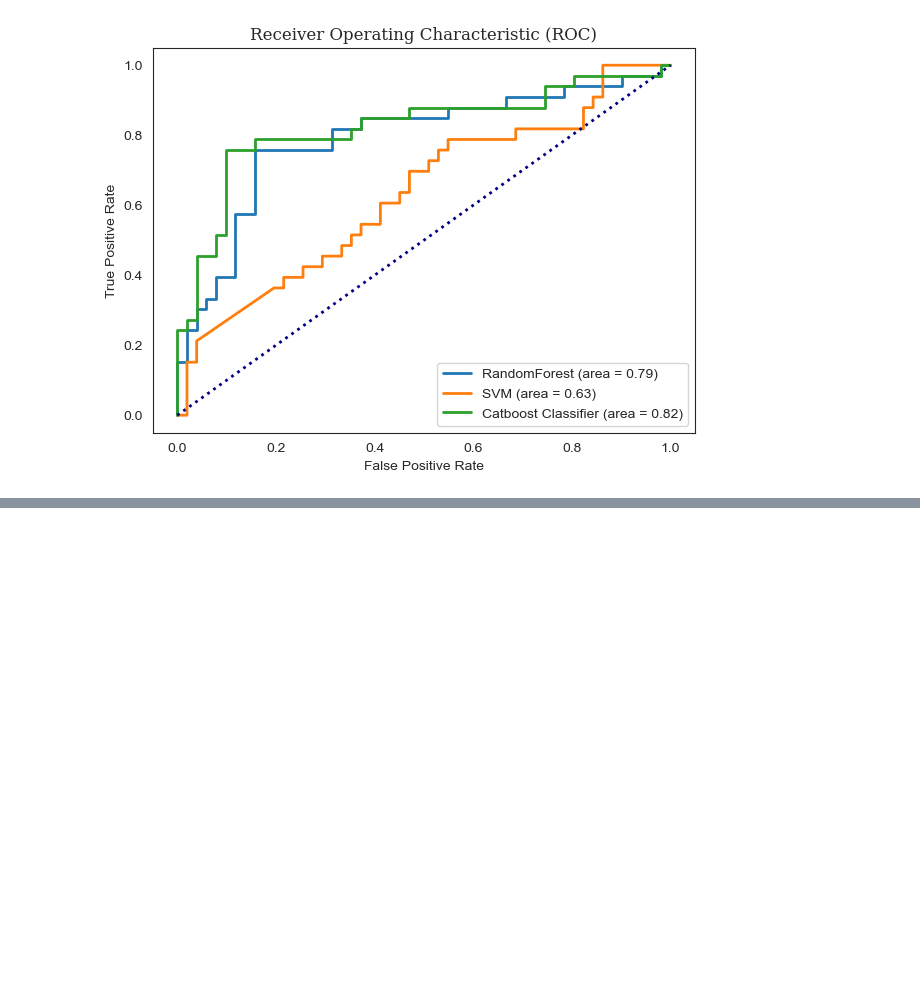
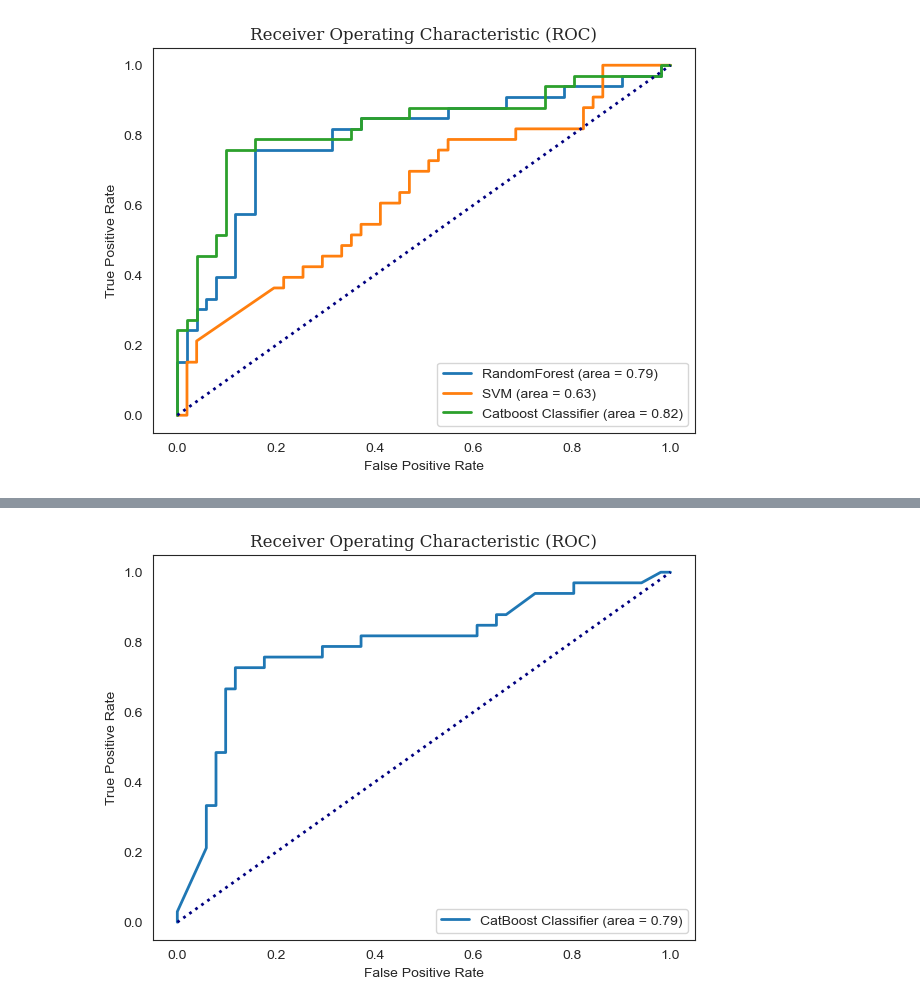
Before and after one commit to Tommylee1013/IndustrialMathematics, a Jupyter notebook: Projects/Modeling.ipynb, the cells around one changed output, grey strips where cells are left out. Cells and saved outputs as stored; diff of their text form; code cells hidden in the pictures; blank space fills up the shorter version.

```diff
--- a/Projects/Modeling.ipynb
+++ b/Projects/Modeling.ipynb
@@ -346,0 +417,6 @@ plt.show()
+# %%
+cat_cali = CalibratedClassifierCV(estimator = cat, method = 'isotonic')
+cat_cali.fit(X_train, y_train)
+cat_cali_y_pred = cat_cali.predict(X_test)
+cat_cali_report = classification_report(y_test, cat_cali_y_pred, target_names = ['no renewal',' renewal'])
+print(cat_cali_report)
@@ -346,0 +432,16 @@ plt.show()
+# %%
+cat_cali_y_probs = cat_cali.predict_proba(X_test)[:, 1]
+cat_cali_fpr, cat_cali_tpr, thresholds = roc_curve(y_test, cat_cali_y_probs)
+cat_cali_roc_auc = auc(cat_cali_fpr, cat_cali_tpr)
+
+plt.figure(figsize = (7, 5))
+plt.plot(cat_cali_fpr, cat_cali_tpr, lw = 2, label = 'CatBoost Classifier (area = %0.2f)' % cat_cali_roc_auc)
+plt.plot([0, 1], [0, 1], color = 'navy', lw = 2, linestyle = ':')
+plt.grid(False)
+plt.xlabel('False Positive Rate')
+plt.ylabel('True Positive Rate')
+plt.title('Receiver Operating Characteristic (ROC)', fontsize = 12, fontfamily = 'Serif')
+plt.legend(loc = "lower right")
+plt.show()
+# %% [output]
+[figure, added]
```
Also changed, not shown: parts of 11 cells of this notebook, 7 other files.
